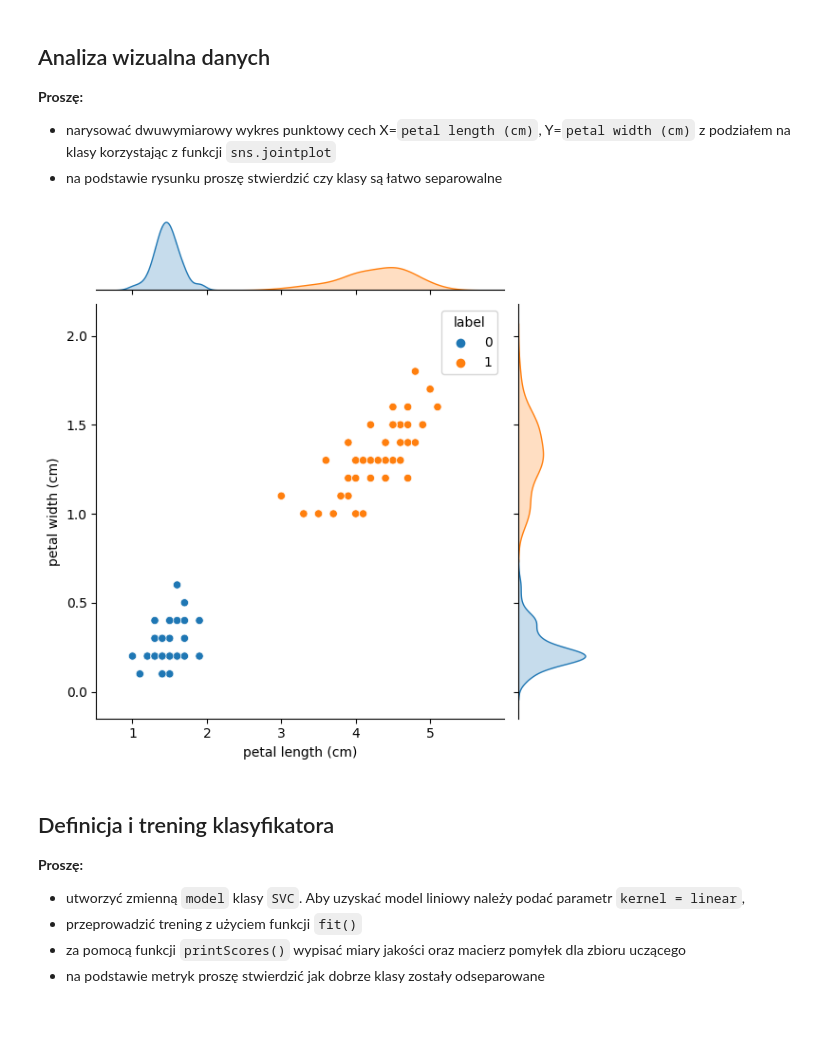
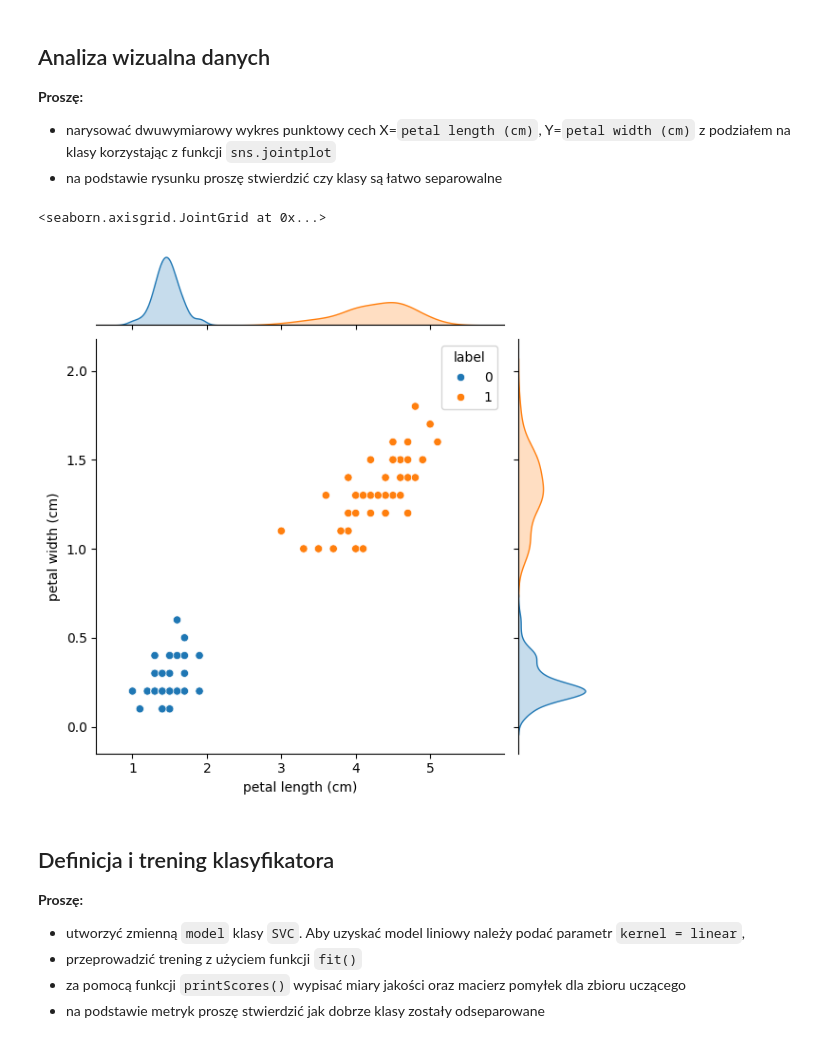
Before and after one commit to m-warda/ML2627, a Jupyter notebook: 07_SVM.ipynb, the cells around one changed output. Drawn from its saved outputs; the diff is of its cells as text; code cells hidden in the pictures.

```diff
--- a/07_SVM.ipynb
+++ b/07_SVM.ipynb
@@ -32,7 +33,8 @@ Tak jak w notebooku `06_Klasyfikator_Bayesa_irysy` używać będziemy zbioru `Ir
 * wypisać dostępne kolumny
 # %%
 iris=datasets.load_iris()
-iris_df=pd.DataFrame()
+iris_df=pd.DataFrame(iris['data'],columns=iris.feature_names)
+iris_df['label']=iris['target']
 
 iris_df.describe()
 # %% [output]
@@ -50,0 +58,3 @@ pass
+# %%
+iris_abr=iris_df[iris_df["label"]<2][["petal width (cm)","petal length (cm)","label"]]
+iris_abr.head()
@@ -54,11 +71,11 @@ pass
 **Proszę:**
 * narysować dwuwymiarowy wykres punktowy cech X=`petal length (cm)`, Y=`petal width (cm)` z podziałem na klasy korzystając z funkcji `sns.jointplot`
 * na podstawie rysunku proszę stwierdzić czy klasy są łatwo separowalne
-# %%
-...
-pass
-# %% [output]
-[figure, removed]
+# %%
+sns.jointplot(x=iris_abr['petal length (cm)'],y=iris_abr['petal width (cm)'], hue=iris_abr['label'])
+# %% [output]
+<seaborn.axisgrid.JointGrid at 0x...>
+[figure, added]
 # %% [markdown]
 ## Definicja i trening klasyfikatora
 
```
Also changed, not shown: parts of 26 cells of this notebook.
